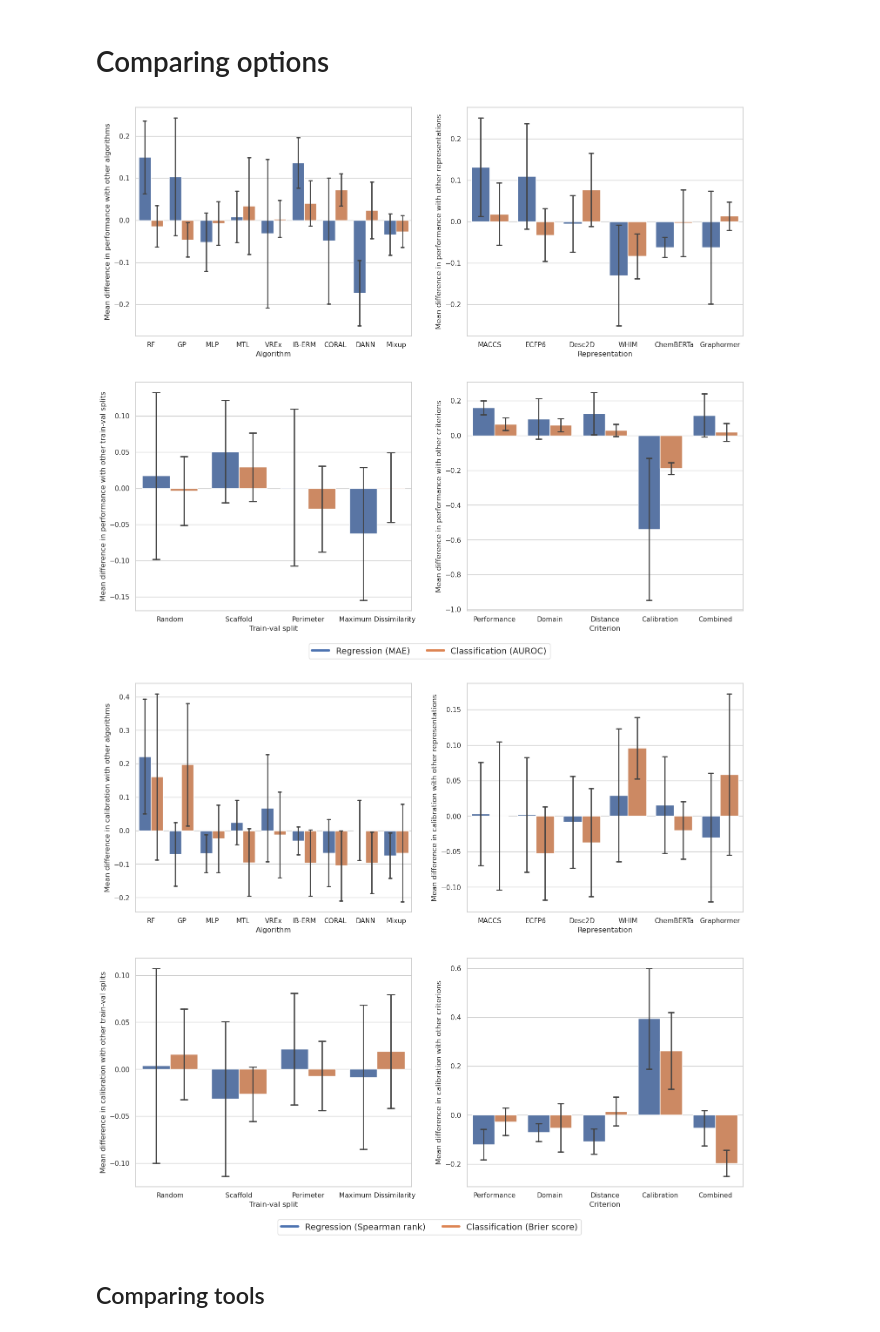
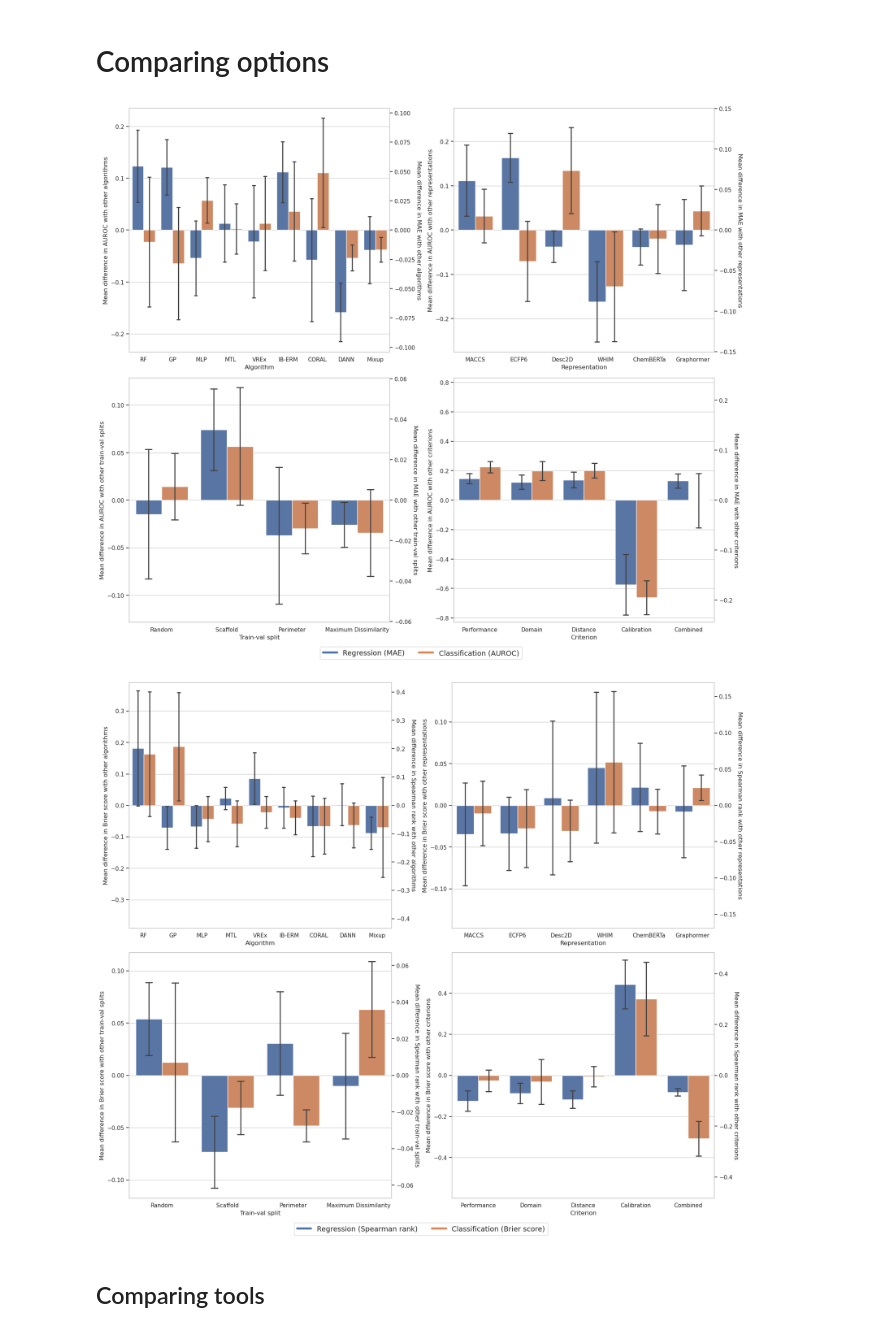
Before and after one commit to valence-labs/mood-experiments, a Jupyter notebook: notebooks/09. Comparing tools and options.ipynb, the cells around one changed output. Saved outputs shown, nothing was run; the diff lists cells and outputs as text; code cells hidden in the pictures.

```diff
--- a/notebooks/09. Comparing tools and options.ipynb
+++ b/notebooks/09. Comparing tools and options.ipynb
@@ -229,71 +229,90 @@ CAT_TO_TITLE = {
 }
 
 
-def plot_single(df, category, is_calibration, ax):
+def plot_single(df, category, is_calibration, ax_regression, cmap, metrics):
+
+    ax_classification = ax_regression.twinx()
+
     diffs = relative_diff_for_category(df, category, is_calibration)
     diffs = diffs.groupby(["x", "dataset"]).mean().reset_index()
     diffs["task_type"] =  diffs["dataset"].apply(lambda x: "regression" if x in MOOD_REGR_DATASETS else "classification")
-    sns.barplot(
-        data=diffs,
-        x="x",
-        y="delta",
-        errorbar="sd",
-        capsize=0.1,
-        errwidth=2,
-        ax=ax,
-        hue="task_type",
-        hue_order=["regression", "classification"],
-        order=CAT_TO_ORDERING[category]
-    )
+
+    for idx, (task_type, ax) in enumerate(zip(["regression", "classification"], [ax_regression, ax_classification])):
+
+        data = diffs[diffs["task_type"] == task_type]
+        sns.barplot(
+            data=data,
+            x="x",
+            y="delta",
+            errorbar="sd",
+            capsize=0.1,
+            errwidth=2,
+            palette=cmap,
+            ax=ax,
+            hue="task_type",
+            dodge=True,
+            hue_order=["regression", "classification"],
+            order=CAT_TO_ORDERING[category]
+        )
+
+        low, high = ax.get_ylim()
+        bound = max(abs(low), abs(high))
+        ax.set_ylim(-bound, bound)
+        ax.legend().remove()
+
+    ax_classification.grid(visible=False)
+    ax_regression.set_xlabel(CAT_TO_TITLE[category])
 
     rename = CAT_TO_RENAME.get(category, {})
-    labels = ax.get_xticklabels()
+    labels = ax_regression.get_xticklabels()
     labels = [rename.get(label.get_text(), label.get_text()) for label in labels]
-    ax.set_xticklabels(labels)
+    ax_regression.set_xticklabels(labels)
 
-    ax.legend().remove()
-    s = "calibration" if is_calibration else "performance"
-    ax.set_ylabel(f"Mean difference in {s} with other {CAT_TO_TITLE[category].lower()}s")
-    ax.set_xlabel(CAT_TO_TITLE[category])
+    ax_classification.set_ylabel(f"Mean difference in {metrics[0]} with other {CAT_TO_TITLE[category].lower()}s", rotation=270, labelpad=12)
+    ax_regression.set_ylabel(f"Mean difference in {metrics[1]} with other {CAT_TO_TITLE[category].lower()}s")
 
 
 def plot(df, is_calibration):
     df = df.copy()
+
     sns.set_theme(style="whitegrid")
-    fig, axs = plt.subplots(ncols=2, nrows=2, figsize=(18, 15))
-    for idx, category in enumerate(["algorithm", "representation", "train_val_split", "criterion"]):
-        plot_single(df, category, is_calibration, axs[idx // 2, idx % 2])
-
     cmap = sns.color_palette()
-    legend_lines = [
-        plt.Line2D([0], [0], color=cmap[0], lw=4),
-        plt.Line2D([0], [0], color=cmap[1], lw=4),
-    ]
 
     if is_calibration:
         metrics = ("Spearman rank", "Brier score")
     else:
         metrics = ("MAE", "AUROC")
+
+    fig, axs = plt.subplots(ncols=2, nrows=2, figsize=(18, 15))
+    for idx, category in enumerate(["algorithm", "representation", "train_val_split", "criterion"]):
+        plot_single(df, category, is_calibration, axs[idx // 2, idx % 2], cmap=cmap, metrics=metrics)
+
+    plt.tight_layout()
+
+    legend_lines = [
+        plt.Line2D([0], [0], color=cmap[0], lw=4),
+        plt.Line2D([0], [0], color=cmap[1], lw=4),
+    ]
 
     labels = [f"{s} ({metrics[idx]})" for idx, s in enumerate(["Regression", "Classification"])]
 
     axs[0][0].legend(
         legend_lines,
         labels,
         fontsize=14,
         loc="lower center",
-        bbox_to_anchor=(0.5, 0.03),
+        bbox_to_anchor=(0.5, -0.03),
         bbox_transform=plt.gcf().transFigure,
         ncol=len(labels),
         fancybox=True
     )
 
 
 plot(df_original, False)
 plot(df_original, True)
 # %% [output]
-[figure, old version]
+[figure, new version]
-[figure, old version]
+[figure, new version]
 # %% [markdown]
 ## Comparing tools
 # %%
```
Also changed, not shown: parts of 10 cells of this notebook, 1 other file.
